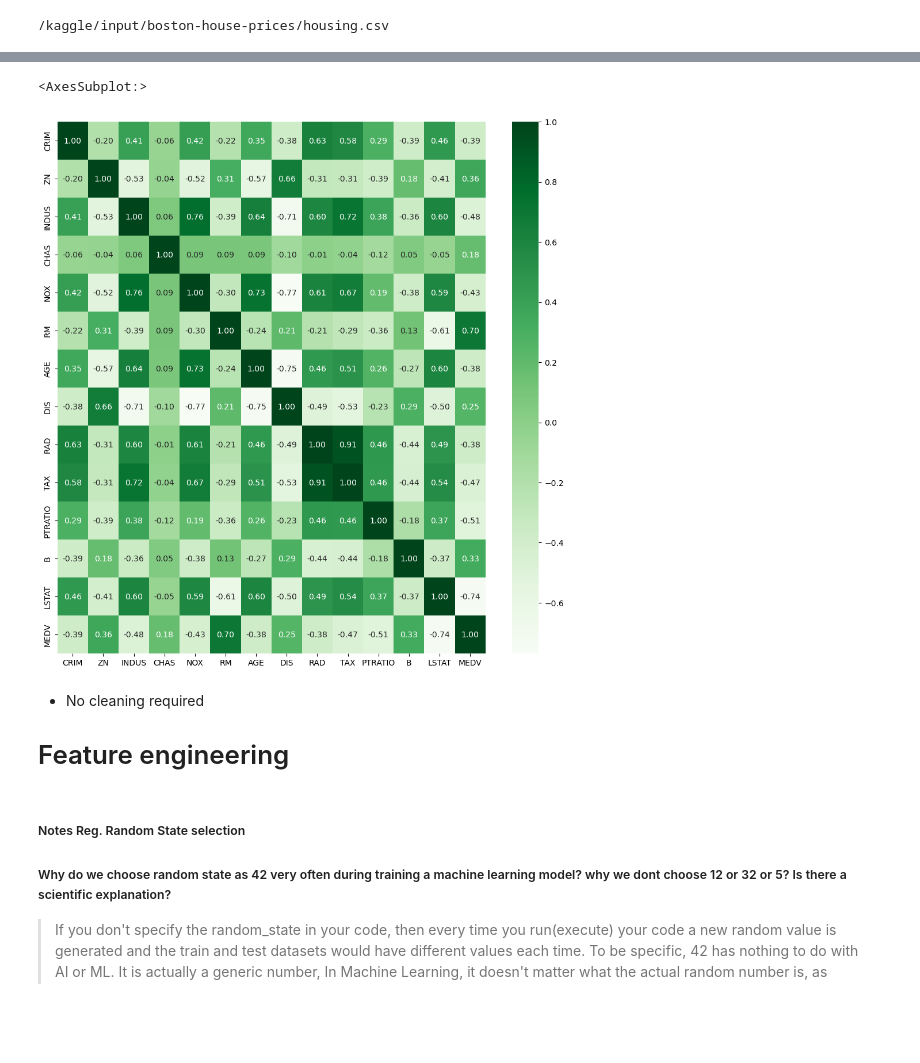
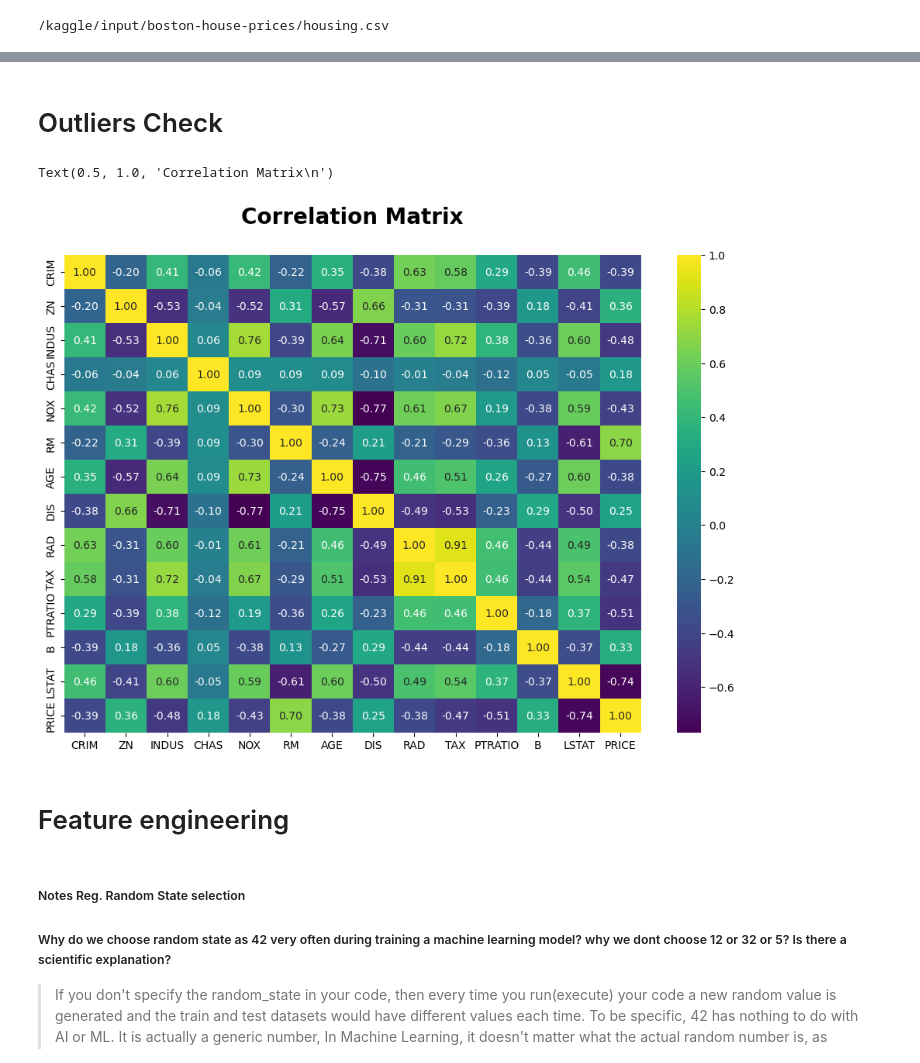
Before and after one commit to kumaramardeep342/Kaggle-Data-Science-Learning, a Jupyter notebook: boston-house-prediction-dataset-practise-am.ipynb, the cells around one changed output, grey strips where cells are left out. Cells and saved outputs as stored; diff of their text form; code cells hidden in the pictures; blank space fills up the shorter version.

Commit message:
Kaggle Notebook | Boston House Prediction Dataset Practise Am | Version 6

```diff
--- a/boston-house-prediction-dataset-practise-am.ipynb
+++ b/boston-house-prediction-dataset-practise-am.ipynb
@@ -61,0 +51,2 @@ house
+# %%
+house=pd.read_csv("/kaggle/input/boston-house-prices/housing.csv",header=None,delimiter=r"\s+",names=columns)
@@ -61,0 +72,3 @@ house
+# %%
+# Renaming - 'MEDV' to 'Price' - it is a target  feature which we have to  predict
+house=house.rename(columns={"MEDV": "PRICE"})
@@ -121,12 +231,14 @@ corr
+# %% [markdown]
+# Outliers Check
 # %%
 # Plotting the heatmap of correlation between features
-plt.figure(figsize=(12,12))
-sns.heatmap(corr,annot=True, fmt=".2f",cmap='Greens')
+plt.figure(figsize=(12,8))
+sns.heatmap(corr,annot=True, fmt=".2f",cmap='viridis')
+plt.title('Correlation Matrix\n',fontsize = 20, weight = 'bold')
 # %% [output]
-<AxesSubplot:>
+Text(0.5, 1.0, 'Correlation Matrix\n')
-[figure, old version]
+[figure, new version]
 # %% [markdown]
-* No cleaning required
 # Feature engineering
 # %%
 # Spliting target variable and independent variables
```
Also changed, not shown: parts of 20 cells of this notebook.
